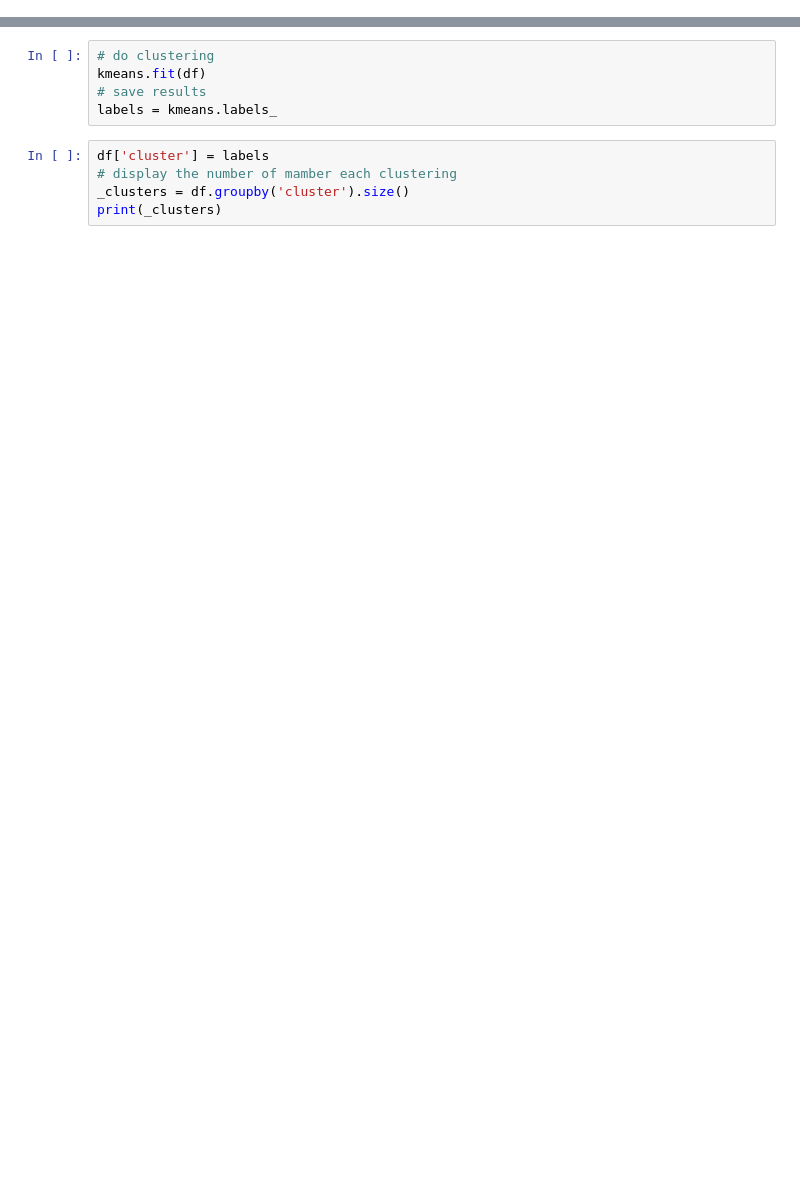
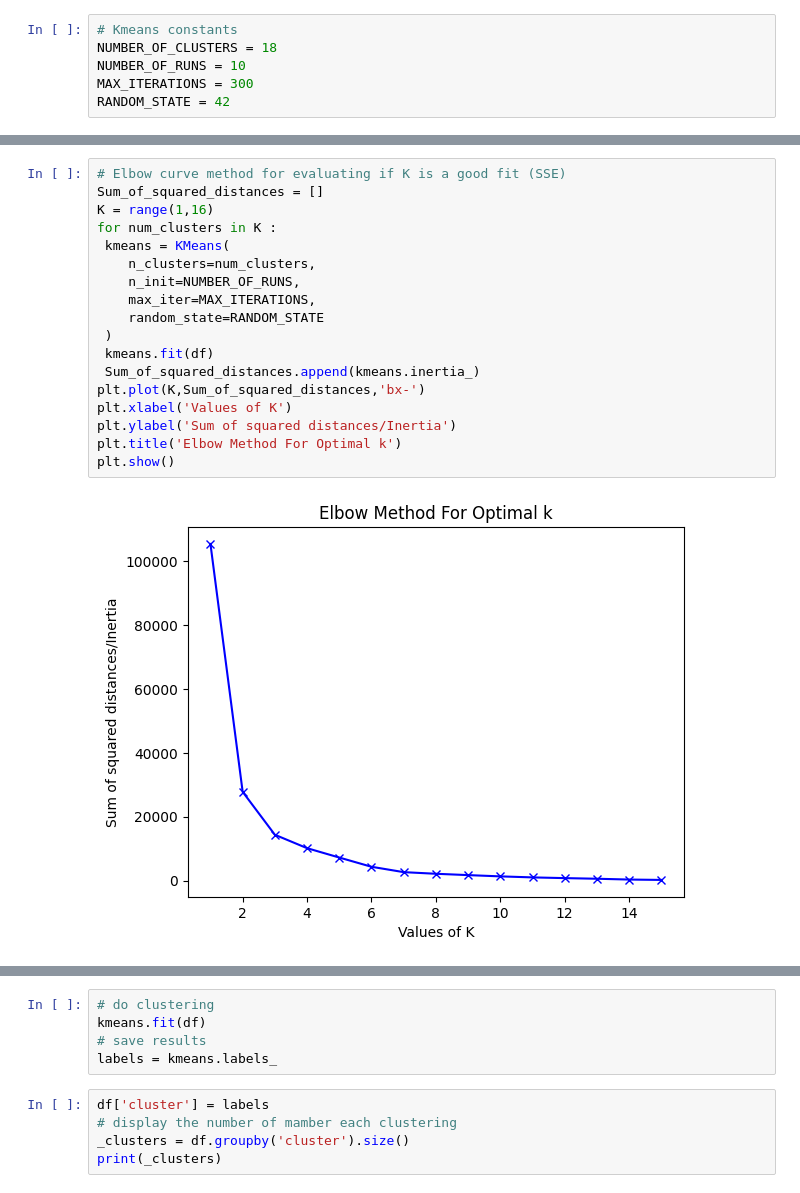
Before and after one commit to Giffen-good/bq-shopify-scripts, a Jupyter notebook: notebooks/kmeans_order_clustering_by_geolocation.ipynb, the cells around one changed output, grey strips where cells are left out. Drawn from its saved outputs; the diff is of its cells as text; blank space fills up the shorter version.

```diff
--- a/notebooks/kmeans_order_clustering_by_geolocation.ipynb
+++ b/notebooks/kmeans_order_clustering_by_geolocation.ipynb
@@ -9,6 +12,12 @@ query = """
      and shipping_address IS NOT NULL
     """
 df = pandas_gbq.read_gbq(query, project_id=client.project)
+# %%
+# Kmeans constants
+NUMBER_OF_CLUSTERS = 18
+NUMBER_OF_RUNS = 10
+MAX_ITERATIONS = 300
+RANDOM_STATE = 42
 # %%
 df
 # %% [output]
@@ -27,0 +37,20 @@ df
+# %%
+# Elbow curve method for evaluating if K is a good fit (SSE)
+Sum_of_squared_distances = []
+K = range(1,16)
+for num_clusters in K :
+ kmeans = KMeans(
+    n_clusters=num_clusters,
+    n_init=NUMBER_OF_RUNS,
+    max_iter=MAX_ITERATIONS,
+    random_state=RANDOM_STATE
+ )
+ kmeans.fit(df)
+ Sum_of_squared_distances.append(kmeans.inertia_)
+plt.plot(K,Sum_of_squared_distances,'bx-')
+plt.xlabel('Values of K')
+plt.ylabel('Sum of squared distances/Inertia')
+plt.title('Elbow Method For Optimal k')
+plt.show()
+# %% [output]
+[figure, added]
```
Also changed, not shown: parts of 7 cells of this notebook.
